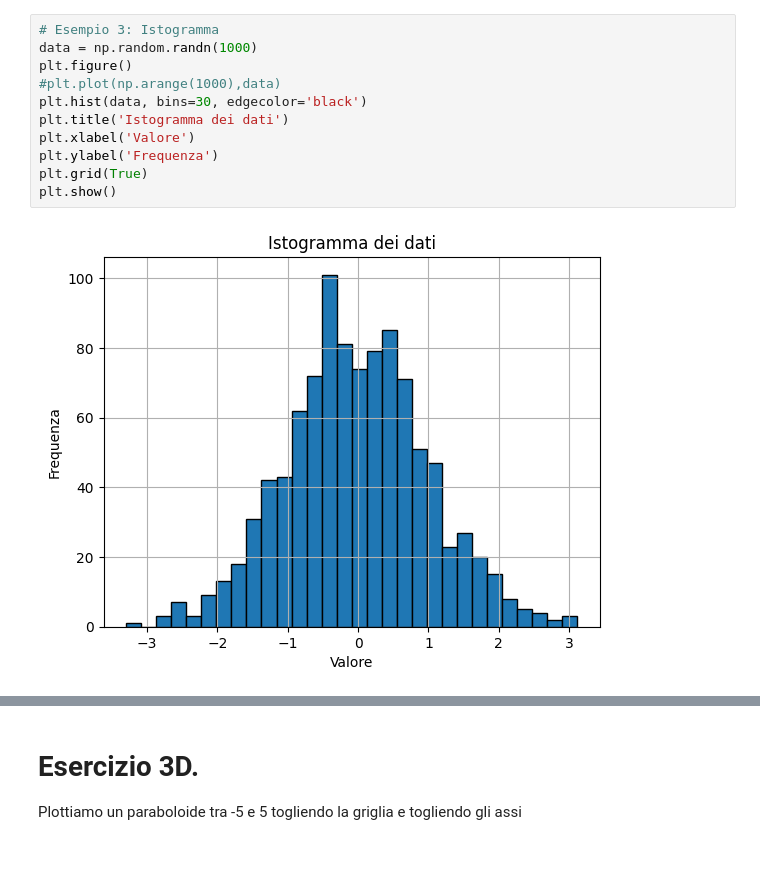
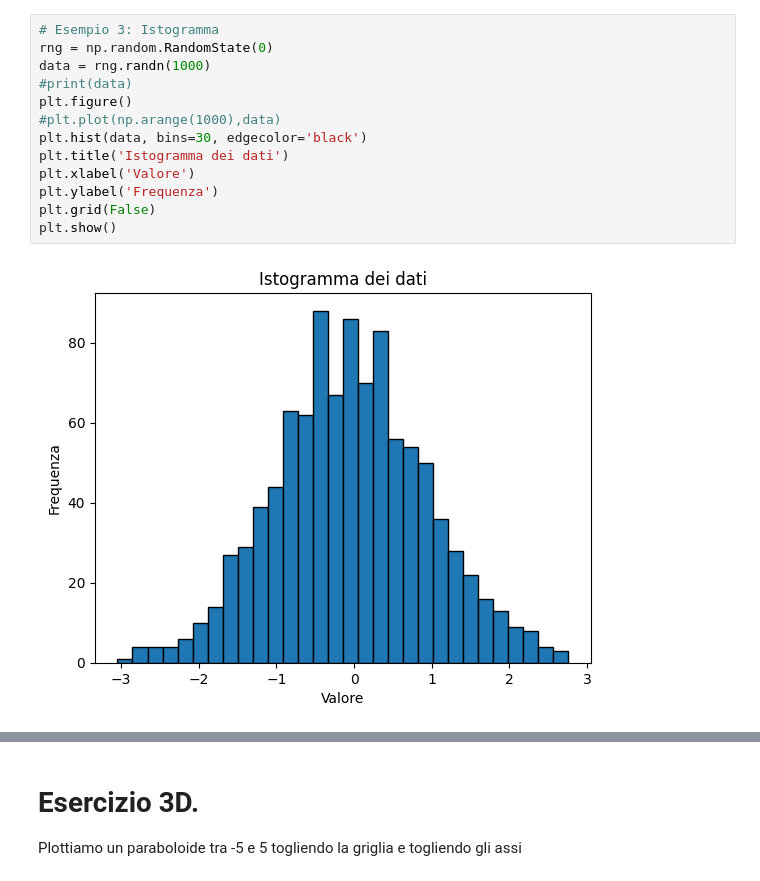
Before and after one commit to IacopoFerrari/corso_data_analisi_Giugno2024, a Jupyter notebook: L2/intro_numpy/03_esmatplotlib.ipynb, the cells around one changed output, grey strips where cells are left out. Cells and saved outputs as stored; diff of their text form.

```diff
--- a/L2/intro_numpy/03_esmatplotlib.ipynb
+++ b/L2/intro_numpy/03_esmatplotlib.ipynb
@@ -39,17 +38,19 @@ plt.show()
 [figure]
 # %%
 # Esempio 3: Istogramma
-data = np.random.randn(1000)
+rng = np.random.RandomState(0)
+data = rng.randn(1000)
+#print(data)
 plt.figure()
 #plt.plot(np.arange(1000),data)
 plt.hist(data, bins=30, edgecolor='black')
 plt.title('Istogramma dei dati')
 plt.xlabel('Valore')
 plt.ylabel('Frequenza')
-plt.grid(True)
+plt.grid(False)
 plt.show()
 # %% [output]
-[figure, old version]
+[figure, new version]
 # %%
 import numpy as np
 import matplotlib.pyplot as plt
```
Also changed, not shown: parts of 8 cells of this notebook, 8 other files.
